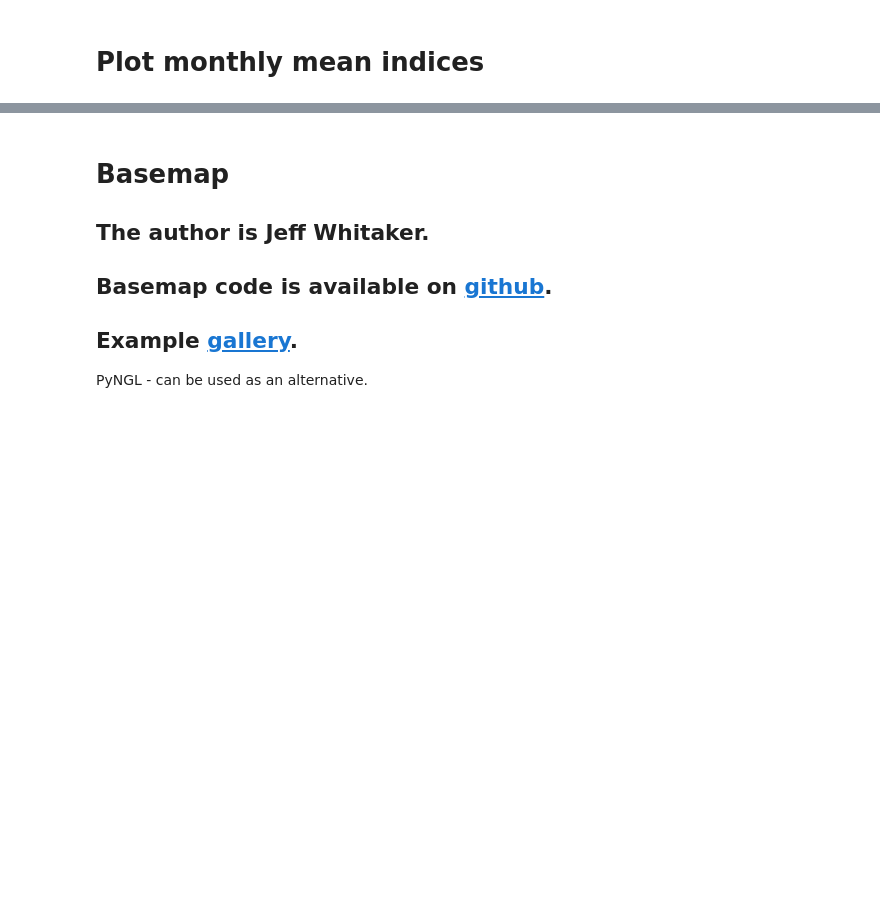
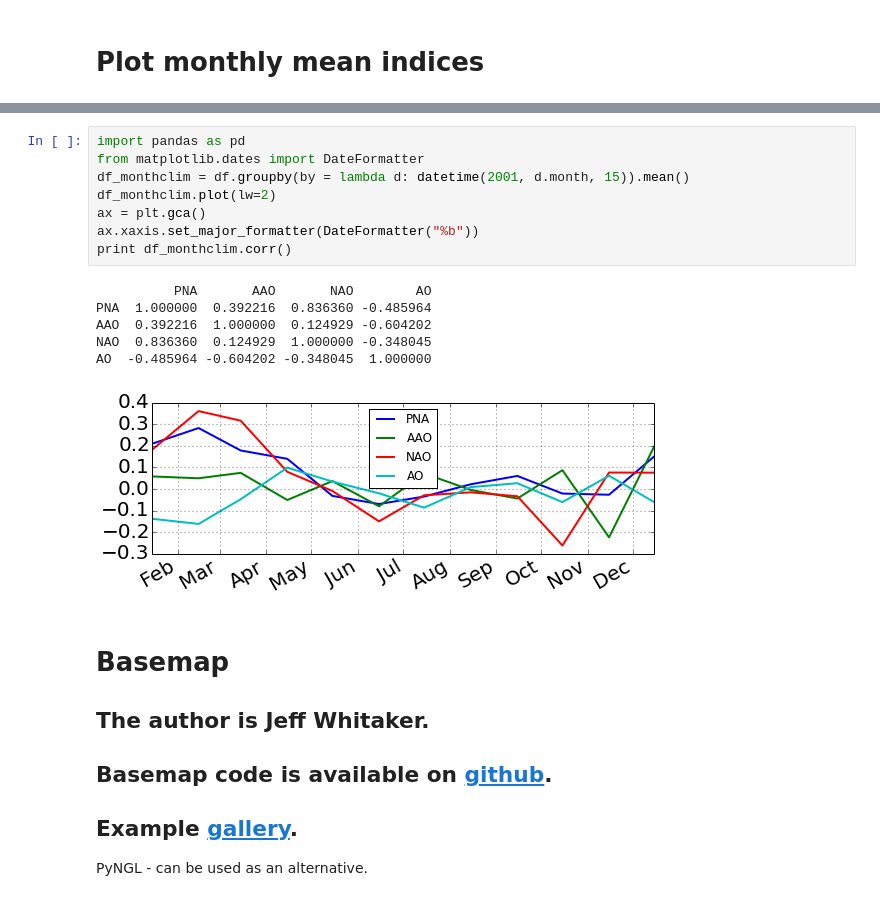
Before and after one commit to guziy/CMOS-python-tutorial, a Jupyter notebook: cmos2014-python-tutorial.ipynb, the cells around one changed output, grey strips where cells are left out. Drawn from its saved outputs; the diff is of its cells as text; blank space fills up the shorter version.

```diff
--- a/cmos2014-python-tutorial.ipynb
+++ b/cmos2014-python-tutorial.ipynb
@@ -879,5 +855,20 @@ Exercises: Pandas
 
 * Further reading: usually we want do time selecting, grouping, merging on 3D or 4D fields. It is also possible with pandas (Checkout Panel data container).
+# %%
+import pandas as pd
+from matplotlib.dates import DateFormatter
+df_monthclim = df.groupby(by = lambda d: datetime(2001, d.month, 15)).mean()
+df_monthclim.plot(lw=2)
+ax = plt.gca()
+ax.xaxis.set_major_formatter(DateFormatter("%b"))
+print df_monthclim.corr()
+# %% [output]
+          PNA       AAO       NAO        AO
+PNA  1.000000  0.392216  0.836360 -0.485964
+AAO  0.392216  1.000000  0.124929 -0.604202
+NAO  0.836360  0.124929  1.000000 -0.348045
+AO  -0.485964 -0.604202 -0.348045  1.000000
+[figure, added]
 # %% [markdown]
 # Basemap
 ## The author is Jeff Whitaker.
```
Also changed, not shown: parts of 28 cells of this notebook, 1 other file.
